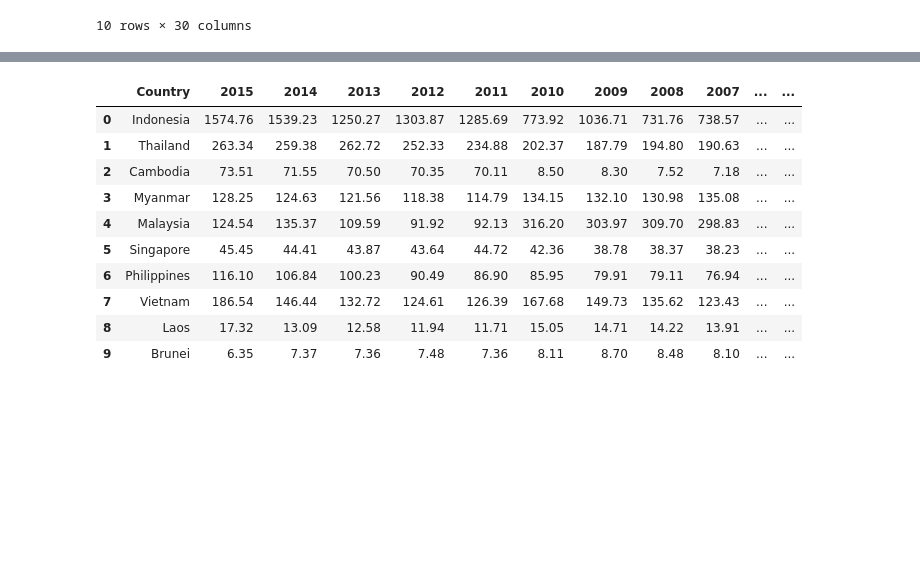
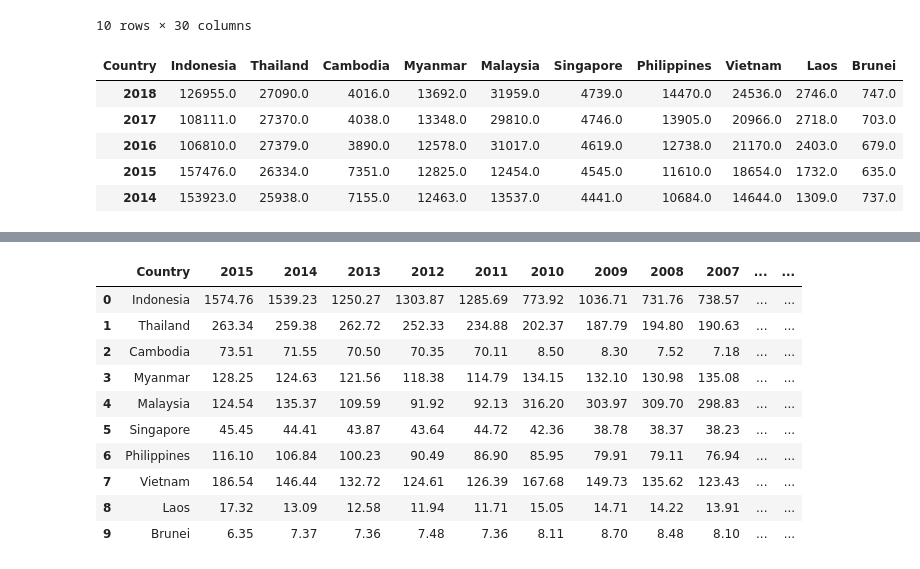
Before and after one commit to Ihza-Fajrur/Emission_Predection, a Jupyter notebook: preprocessing.ipynb, the cells around one changed output, grey strips where cells are left out. Saved outputs shown, nothing was run; the diff lists cells and outputs as text; code cells hidden in the pictures; blank space fills up the shorter version.

```diff
--- a/preprocessing.ipynb
+++ b/preprocessing.ipynb
@@ -54,0 +69,9 @@ df_trans=df_clean.T
+# %%
+df_trans.head()
+# %% [output]
+| Country | Indonesia | Thailand | Cambodia | Myanmar | Malaysia | Singapore | Philippines | Vietnam | Laos | Brunei |
+| 2018 | 126955.0 | 27090.0 | 4016.0 | 13692.0 | 31959.0 | 4739.0 | 14470.0 | 24536.0 | 2746.0 | 747.0 |
+| 2017 | 108111.0 | 27370.0 | 4038.0 | 13348.0 | 29810.0 | 4746.0 | 13905.0 | 20966.0 | 2718.0 | 703.0 |
+| 2016 | 106810.0 | 27379.0 | 3890.0 | 12578.0 | 31017.0 | 4619.0 | 12738.0 | 21170.0 | 2403.0 | 679.0 |
+| 2015 | 157476.0 | 26334.0 | 7351.0 | 12825.0 | 12454.0 | 4545.0 | 11610.0 | 18654.0 | 1732.0 | 635.0 |
+| 2014 | 153923.0 | 25938.0 | 7155.0 | 12463.0 | 13537.0 | 4441.0 | 10684.0 | 14644.0 | 1309.0 | 737.0 |
```
Also changed, not shown: parts of 10 cells of this notebook.
